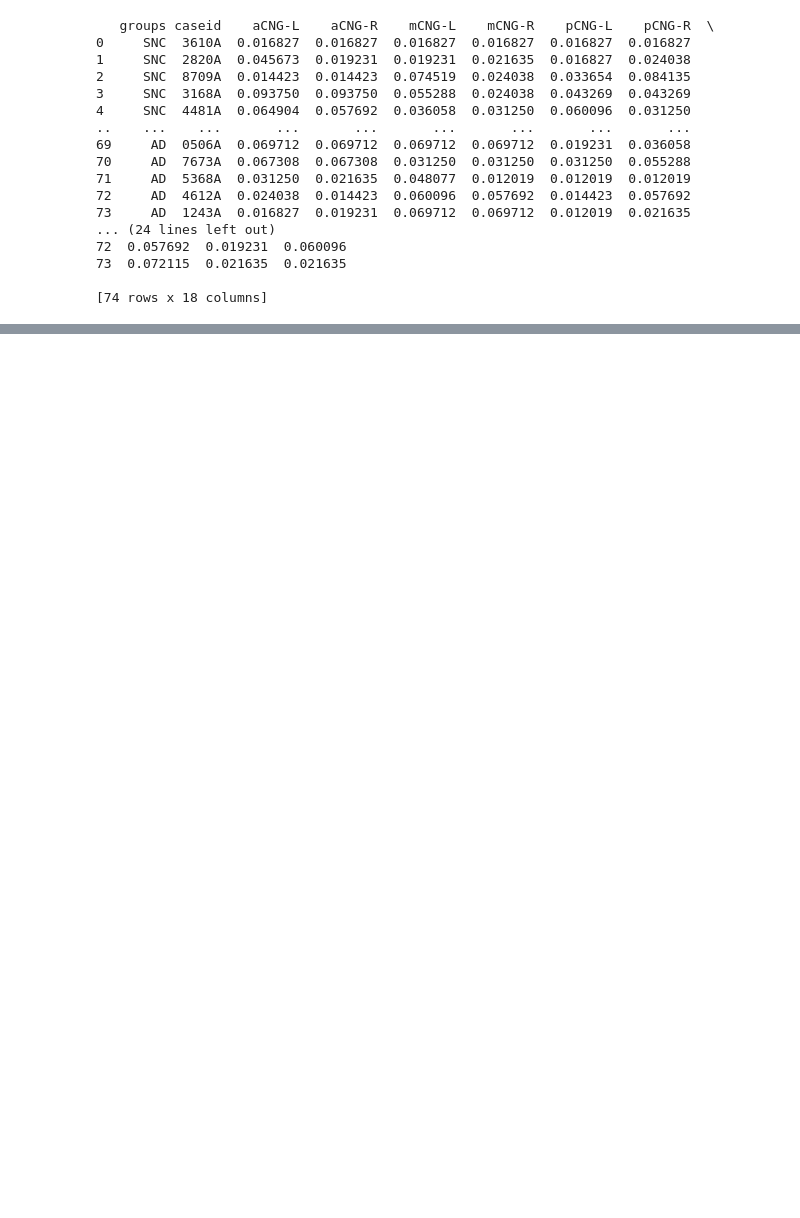
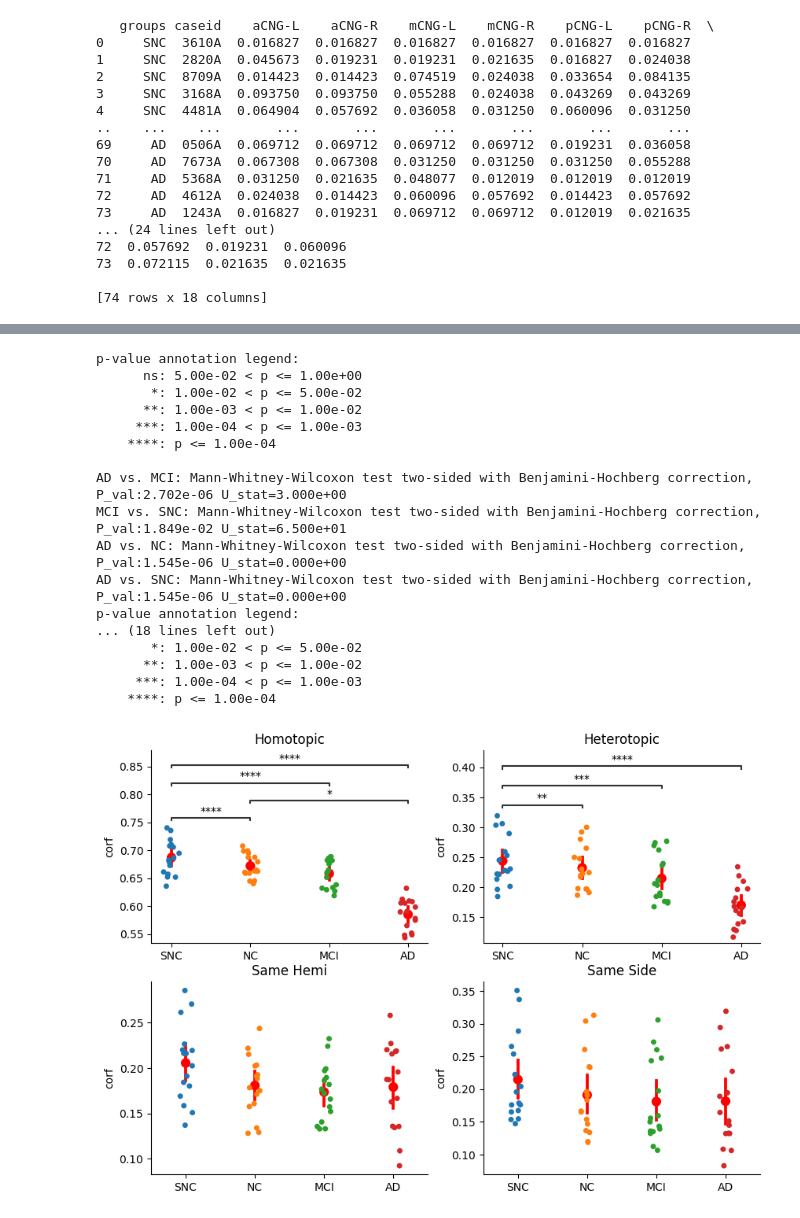
Before and after one commit to yilewang/tvbdemos, a Jupyter notebook: asymmetry_project/rs-fmri.ipynb, the cells around one changed output, grey strips where cells are left out. Cells and saved outputs as stored; diff of their text form; code cells hidden in the pictures; blank space fills up the shorter version.

```diff
--- a/asymmetry_project/rs-fmri.ipynb
+++ b/asymmetry_project/rs-fmri.ipynb
@@ -169,0 +332,78 @@ SNC v.s. AD: Mann-Whitney-Wilcoxon test two-sided with Bonferroni correction, P_
+# %%
+mc_group_homo = pd.read_excel("/Users/yilewang/workspaces/data4project/lateralization/gc1sec_res/meta/mc_group_homo.xlsx")
+mc_group_hetero = pd.read_excel("/Users/yilewang/workspaces/data4project/lateralization/gc1sec_res/meta/mc_group_hetero.xlsx")
+mc_group_same_hemi = pd.read_excel("/Users/yilewang/workspaces/data4project/lateralization/gc1sec_res/meta/mc_group_same_hemi.xlsx")
+mc_group_same_side = pd.read_excel("/Users/yilewang/workspaces/data4project/lateralization/gc1sec_res/meta/mc_group_same_side.xlsx")
+
+def vplot(x,y,data,ax, title=None):
+    sns.stripplot(x=x,y=y,data=data, order=group, ax=ax)
+    sns.pointplot(x=x,y=y,data=data, color='red', linestyles="", order=group, ax=ax)
+    ax.set_title(title)
+    annot = Annotator(ax, [
+                    (("SNC"), ("NC")),(("SNC"), ("MCI")), (("SNC"), ("AD")), (("NC"), ("MCI")),(("NC"),("AD")), (("MCI"),("AD"))],
+                    x=x,
+                    y=y,
+                    data = data)
+    annot.configure(test='Mann-Whitney', text_format='star', hide_non_significant=True, comparisons_correction='BH')
+    annot.apply_and_annotate()
+    sns.despine(top=True, right=True)
+    ax.set_ylabel('corf')
+    ax.set_xlabel('')
+
+
+figure = plt.figure(figsize=(10,7))
+ax1= figure.add_subplot(221)
+vplot('group','values',mc_group_homo,ax1, title='Homotopic')
+ax2 = figure.add_subplot(222)
+vplot('group','values',mc_group_hetero,ax2, title='Heterotopic')
+ax3= figure.add_subplot(223)
+vplot('group','values',mc_group_same_hemi,ax3, title='Same Hemi')
+ax4 = figure.add_subplot(224)
+vplot('group','values',mc_group_same_side,ax4, title='Same Side')
+plt.show()
+
+
+
+
+
+# mc_group['average'] = mc_group.iloc[:, 2:].mean(axis=1)
+# mc_group['zone1_average'] = mc_group.iloc[:,2:5].mean(axis=1)
+# mc_group['zone2_average'] = mc_group.iloc[:,5:].mean(axis=1)
+
+# figure = plt.figure(figsize=(15,10))
+# for ind, key in enumerate(mc_group.columns[2:]):
+#     ax = figure.add_subplot(2,9,ind+1)
+#     ax.set_title(key)
+#     # sns.violinplot(x="group", y="average", data=mc_group, cut=0)
+#     sns.stripplot(x="group", y=key,data=mc_group, palette=colors, label=None, alpha=0.7, ax=ax, zorder=0)
+#     sns.pointplot(x="group", y=key,data=mc_group, markers="o", color="red", errorbar=None, linestyles="None",ax=ax, zorder=10)
+#     annot = Annotator(ax, [
+#                 (("SNC"), ("NC")),(("SNC"), ("MCI")), (("SNC"), ("AD")), (("NC"), ("MCI")),(("NC"),("AD")), (("MCI"),("AD"))],
+#                 x="group",
+#                 y=key,
+#                 data = mc_group)
+#     annot.configure(test='Mann-Whitney', text_format='star', hide_non_significant=True, comparisons_correction='BH')
+#     annot.apply_and_annotate()
+#     sns.despine(top=True, right=True)
+#     ax.set_xlabel('')
+#     ax.set_ylabel('')
+# plt.show()
+# %% [output]
+p-value annotation legend:
+      ns: 5.00e-02 < p <= 1.00e+00
+       *: 1.00e-02 < p <= 5.00e-02
+      **: 1.00e-03 < p <= 1.00e-02
+     ***: 1.00e-04 < p <= 1.00e-03
+    ****: p <= 1.00e-04
+
+AD vs. MCI: Mann-Whitney-Wilcoxon test two-sided with Benjamini-Hochberg correction, P_val:2.702e-06 U_stat=3.000e+00
+MCI vs. SNC: Mann-Whitney-Wilcoxon test two-sided with Benjamini-Hochberg correction, P_val:1.849e-02 U_stat=6.500e+01
+AD vs. NC: Mann-Whitney-Wilcoxon test two-sided with Benjamini-Hochberg correction, P_val:1.545e-06 U_stat=0.000e+00
+AD vs. SNC: Mann-Whitney-Wilcoxon test two-sided with Benjamini-Hochberg correction, P_val:1.545e-06 U_stat=0.000e+00
+p-value annotation legend:
+... (18 lines left out)
+       *: 1.00e-02 < p <= 5.00e-02
+      **: 1.00e-03 < p <= 1.00e-02
+     ***: 1.00e-04 < p <= 1.00e-03
+    ****: p <= 1.00e-04
+[figure, added]
```
Also changed, not shown: parts of 17 cells of this notebook, 15 other files.
